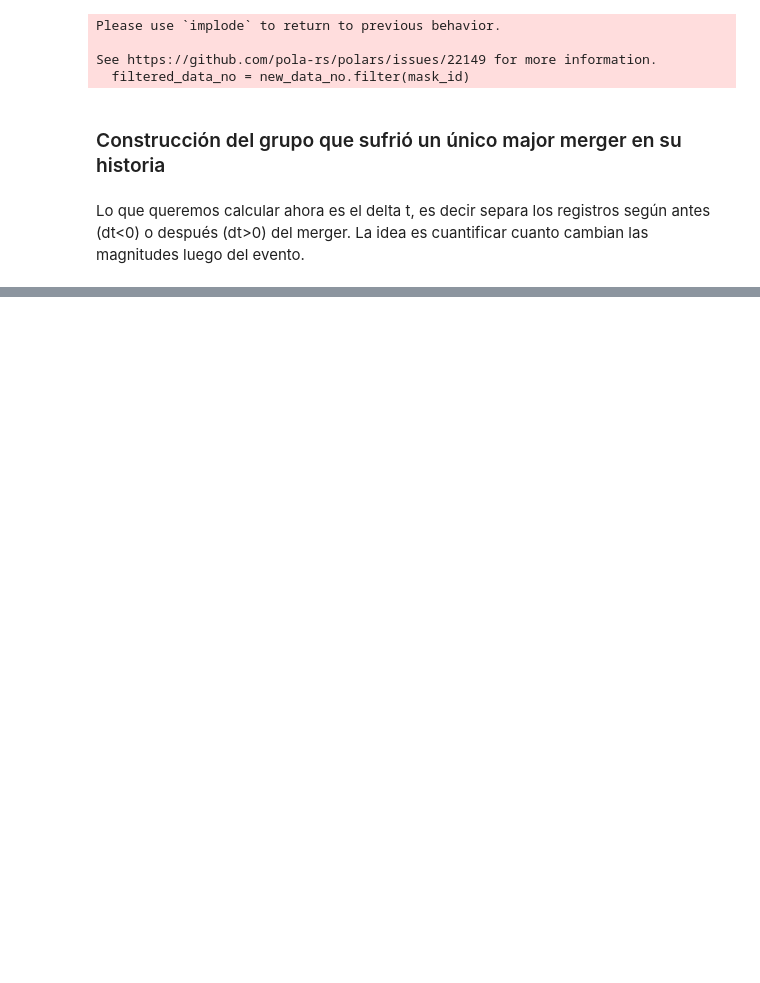
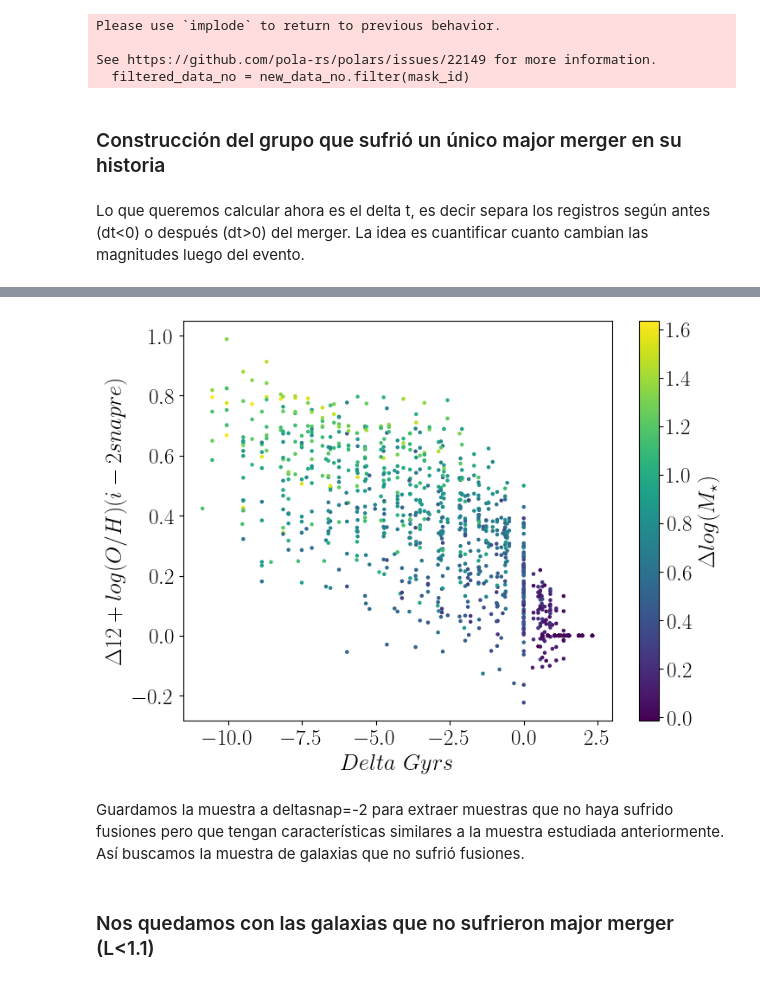
Before and after one commit to SantamariaR/Taller-Tesis-1, a Jupyter notebook: Estadistica_evolutiva.ipynb, the cells around one changed output, grey strips where cells are left out. Saved outputs shown, nothing was run; the diff lists cells and outputs as text; code cells hidden in the pictures; blank space fills up the shorter version.

```diff
--- a/Estadistica_evolutiva.ipynb
+++ b/Estadistica_evolutiva.ipynb
@@ -849,2 +1049,4 @@ result_with_delta_no = result_with_delta_no.join(major_merger_time, on="RootGala
 # %%
-result_with_delta_no
+mask = (result_with_delta_no["Delta_Snap"] == -2)
+
+vars_pre_merger_no = result_with_delta_no.filter(mask)
@@ -881,0 +1053,2 @@ shape: (2_040, 31)
+# %%
+result_with_delta_no = result_with_delta_no.join(vars_pre_merger_no, left_on=['RootGalaxyID'], right_on=['RootGalaxyID'], how='left',suffix="_pre_merger")
@@ -881,0 +1073,7 @@ shape: (2_040, 31)
+# %%
+# Nos quedamos sólo con los snaps cercanos al major merger y con major mergers que hayan ocurrido a partir del snap 14 (tiempo lookback menor a 10 Gyr)
+
+mask_snap = (NoAGN_Merger_C["Delta_Snap"] >= -2)&((NoAGN_Merger_C["Snap_Major_Merger"] >= 14)|(NoAGN_Merger_C["Snap_Major_Merger"] <= 23))
+NoAGN_Merger_C = NoAGN_Merger_C[mask_snap].copy()
+
+print("Longitud del df total:", len(NoAGN_Merger_C))
@@ -881,0 +1082,9 @@ shape: (2_040, 31)
+# %%
+# Definimos las variables que vamos a usar para el modelo
+
+NoAGN_Merger_C['log_Mstar'] = np.log10(NoAGN_Merger_C['Stars_Mass'])
+
+# Variables en el snap i menos su valor 2 snpas antes del major merger
+NoAGN_Merger_C["12+log(O/H)_unif"] = (NoAGN_Merger_C["12+log(O/H)"] - NoAGN_Merger_C["12+log(O/H)_pre_merger"])
+NoAGN_Merger_C["Fgas_unif"] = (NoAGN_Merger_C["Fgas"] - NoAGN_Merger_C["Fgas_pre_merger"])
+NoAGN_Merger_C["log_Mstar_unif"] = (np.log10(NoAGN_Merger_C["Stars_Mass"]) - np.log10(NoAGN_Merger_C["Stars_Mass_pre_merger"]))
@@ -881,0 +1108,17 @@ shape: (2_040, 31)
+# %%
+xvar = NoAGN_Merger_C["Delta_Time_Gyr"]
+yvar = NoAGN_Merger_C["12+log(O/H)_unif"]
+cvar = NoAGN_Merger_C["log_Mstar_unif"]
+plt.scatter(xvar,yvar,c = cvar ,s = 5,)
+plt.colorbar(label=r"$\Delta log(M_{\star})$")
+plt.xlabel(r"$Delta\ Gyrs$")
+plt.ylabel(r"$\Delta 12 + log(O/H)(i-2snapre)$")
+#plt.savefig("figuras/evolucion_met_agn_merger.png")
+#plt.legend(title="log_Mstar")
+#plt.grid()
+plt.show()
+# %% [output]
+[figure, added]
+# %% [markdown]
+Guardamos la muestra a deltasnap=-2 para extraer muestras que no haya sufrido fusiones pero que tengan características similares a la muestra estudiada anteriormente.
+Así buscamos la muestra de galaxias que no sufrió fusiones.
@@ -881,0 +1130,2 @@ shape: (2_040, 31)
+# %% [markdown]
+### Nos quedamos con las galaxias que no sufrieron major merger (L<1.1)
```
Also changed, not shown: parts of 85 cells of this notebook, 4 other files.
